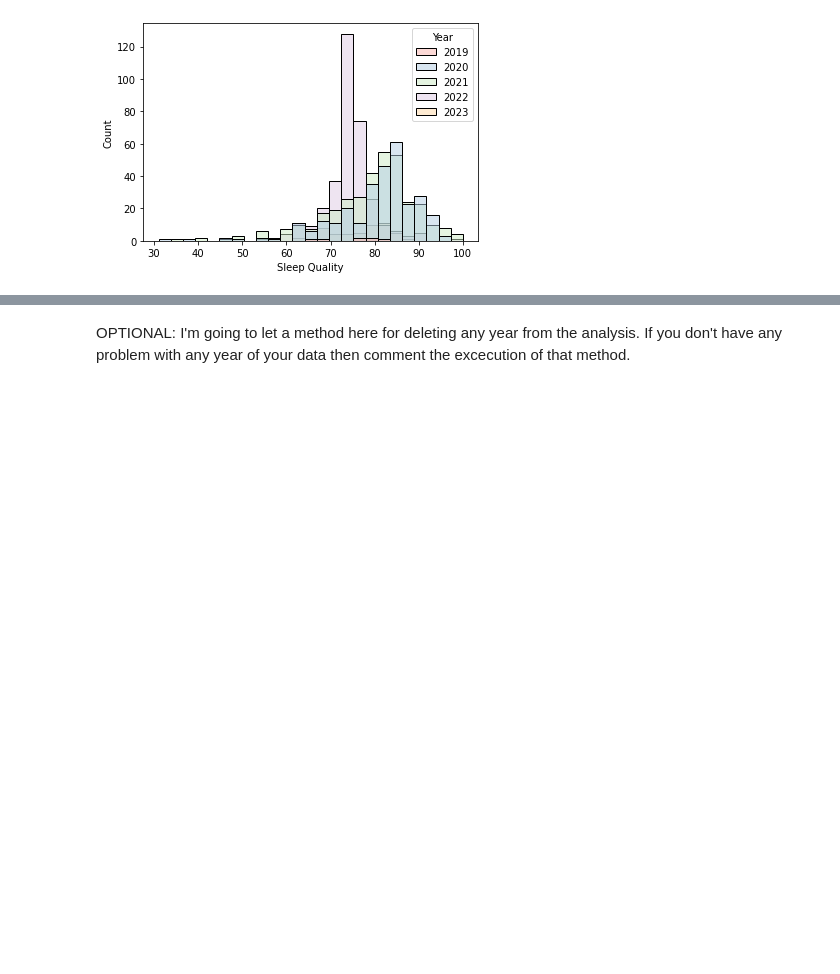
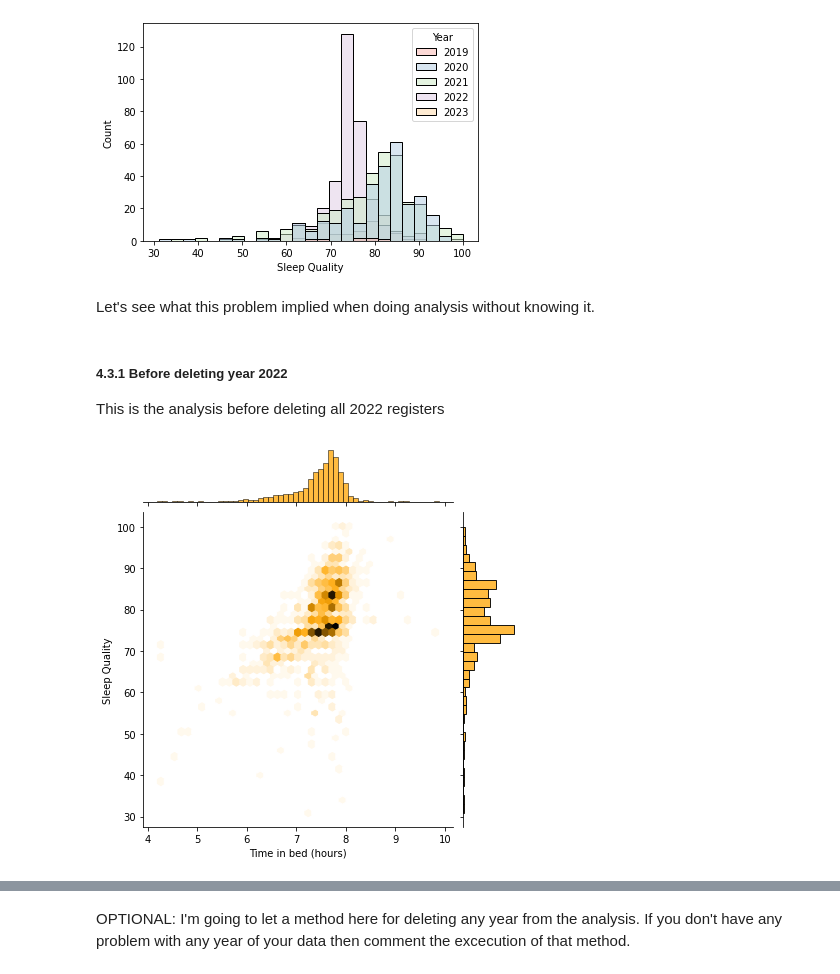
Before and after one commit to JRamirex/SleepCycleAnalyzer, a Jupyter notebook: SleepAnalyzer.ipynb, the cells around one changed output, grey strips where cells are left out. Cells and saved outputs as stored; diff of their text form; code cells hidden in the pictures; blank space fills up the shorter version.

```diff
--- a/SleepAnalyzer.ipynb
+++ b/SleepAnalyzer.ipynb
@@ -303,3 +303,17 @@ sns.histplot(data=sleepData, x='Sleep Quality', bins = 25, hue= sleepData['Year'
 # %% [output]
 <AxesSubplot:xlabel='Sleep Quality', ylabel='Count'>
 [figure]
+# %% [markdown]
+Let's see what this problem implied when doing analysis without knowing it.
+# %% [markdown]
+##### 4.3.1 Before deleting year 2022
+This is the analysis before deleting all 2022 registers
+# %%
+quality = sleepData['Sleep Quality']
+hoursInBed = sleepData['Time in bed (hours)']
+
+# Join plot
+sns.jointplot(x=hoursInBed, y=quality, kind="hex", color="#ffa500")
+plt.show()
+# %% [output]
+[figure, added]
```
Also changed, not shown: parts of 29 cells of this notebook, 1 other file.
